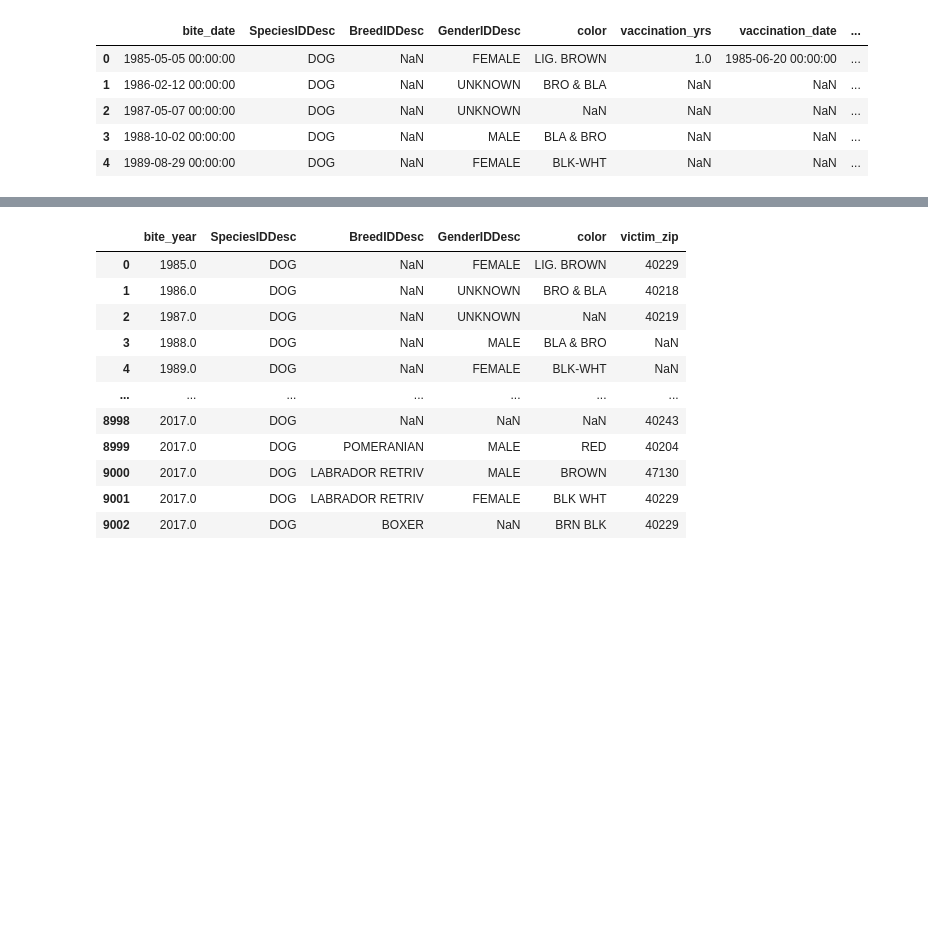
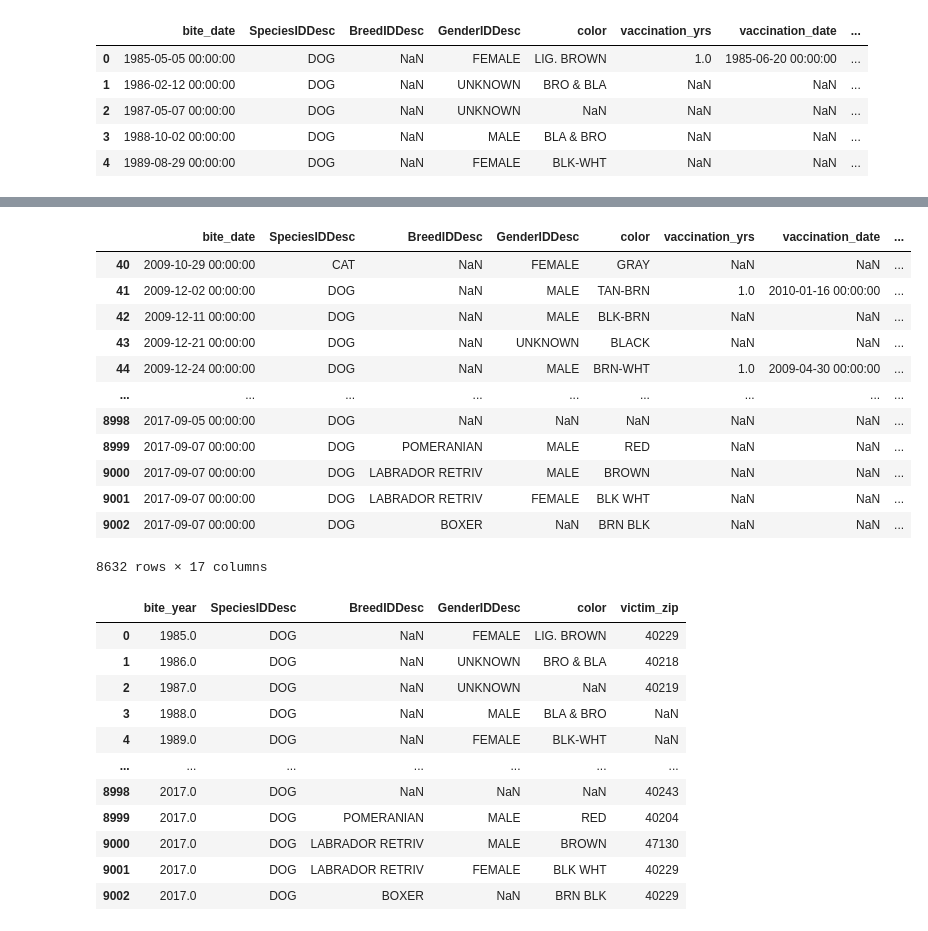
Before and after one commit to martinezmaria/animal-bites-project, a Jupyter notebook: Untitled.ipynb, the cells around one changed output, grey strips where cells are left out. Drawn from its saved outputs; the diff is of its cells as text; code cells hidden in the pictures; blank space fills up the shorter version.

```diff
--- a/Untitled.ipynb
+++ b/Untitled.ipynb
@@ -70,3 +72,0 @@ read_file
-# %%
-read_file["bite_year "]=pd.DatetimeIndex(read_file.iloc[:,15]).year
-read_file
@@ -87,2 +73,19 @@ read_file
+# %%
+lf=read_file.loc[(read_file.iloc[:,15]>= "2007-01-01 00:00:00") & (read_file.iloc[:,15] <= "2017-12-31 00:00:00")]
+lf
+# %% [output]
+|  | bite_date | SpeciesIDDesc | BreedIDDesc | GenderIDDesc | color | vaccination_yrs | vaccination_date | ... |
+| 40 | 2009-10-29 00:00:00 | CAT | NaN | FEMALE | GRAY | NaN | NaN | ... |
+| 41 | 2009-12-02 00:00:00 | DOG | NaN | MALE | TAN-BRN | 1.0 | 2010-01-16 00:00:00 | ... |
+| 42 | 2009-12-11 00:00:00 | DOG | NaN | MALE | BLK-BRN | NaN | NaN | ... |
+| 43 | 2009-12-21 00:00:00 | DOG | NaN | UNKNOWN | BLACK | NaN | NaN | ... |
+| 44 | 2009-12-24 00:00:00 | DOG | NaN | MALE | BRN-WHT | 1.0 | 2009-04-30 00:00:00 | ... |
+| ... | ... | ... | ... | ... | ... | ... | ... | ... |
+| 8998 | 2017-09-05 00:00:00 | DOG | NaN | NaN | NaN | NaN | NaN | ... |
+| 8999 | 2017-09-07 00:00:00 | DOG | POMERANIAN | MALE | RED | NaN | NaN | ... |
+| 9000 | 2017-09-07 00:00:00 | DOG | LABRADOR RETRIV | MALE | BROWN | NaN | NaN | ... |
+| 9001 | 2017-09-07 00:00:00 | DOG | LABRADOR RETRIV | FEMALE | BLK WHT | NaN | NaN | ... |
+| 9002 | 2017-09-07 00:00:00 | DOG | BOXER | NaN | BRN BLK | NaN | NaN | ... |
+8632 rows × 17 columns
 # %%
 #selecting the needed columns using the loc function
```
Also changed, not shown: parts of 7 cells of this notebook.
